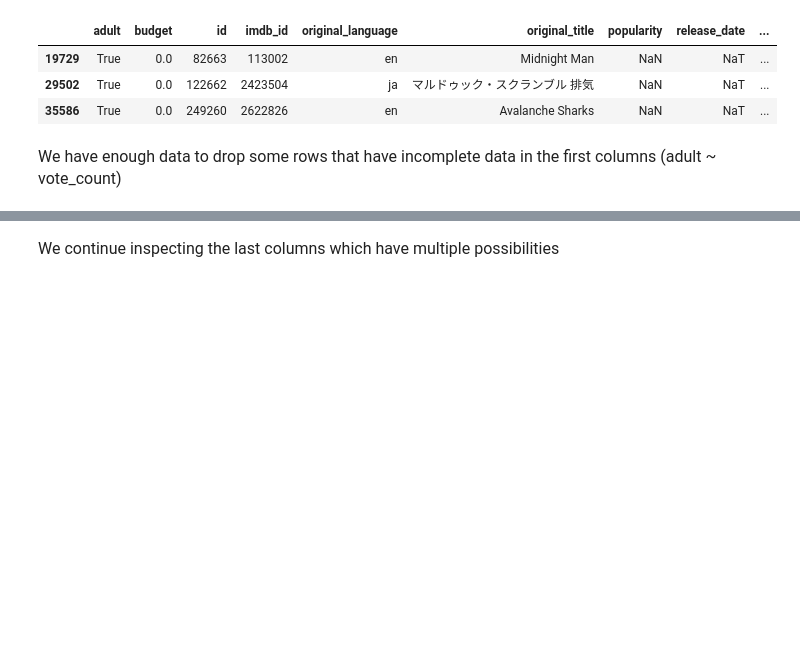
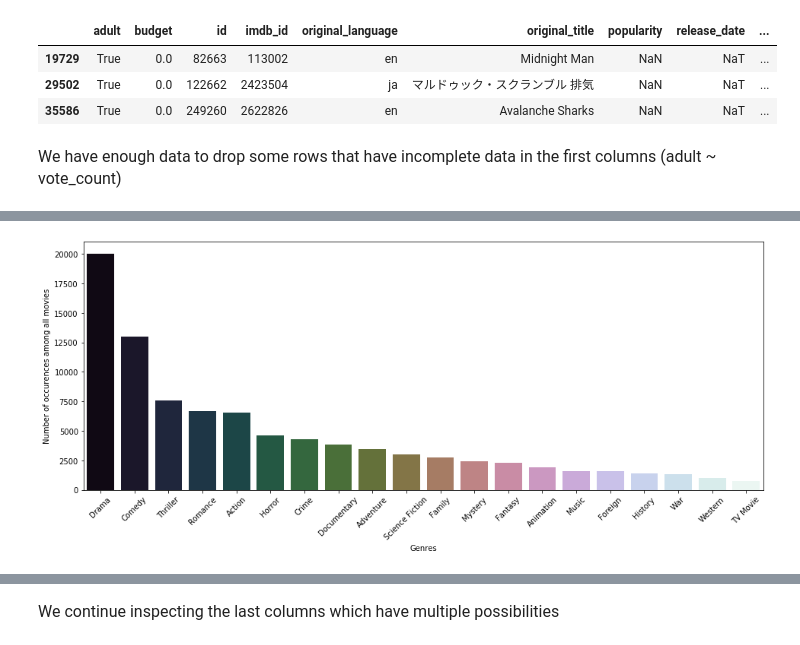
Before and after one commit to wvmrtn/data-science-in-practice, a Jupyter notebook: Project/eda.ipynb, the cells around one changed output, grey strips where cells are left out. Saved outputs shown, nothing was run; the diff lists cells and outputs as text; code cells hidden in the pictures; blank space fills up the shorter version.

```diff
--- a/Project/eda.ipynb
+++ b/Project/eda.ipynb
@@ -170,0 +148,6 @@ We went from over 100 columns to 27
+# %%
+# count number of possibilities of status
+print(movies['status'].value_counts())
+# Rumored, post production, in production and planned movies can be removed as they only
+# represent a small fraction of all movies. We keep only released
+movies = movies[movies['status'] == 'Released']
@@ -170,0 +164,3 @@ We went from over 100 columns to 27
+# %%
+# we drop status column
+movies = movies.drop(columns = 'status')
@@ -170,0 +169,4 @@ We went from over 100 columns to 27
+# %%
+# we can drop the id of genres and re-econde later
+genres_id = movies.filter(regex = 'genres_id_.*')
+movies = movies.drop(columns = genres_id.columns)
@@ -170,0 +187,7 @@ We went from over 100 columns to 27
+# %%
+# we identify all possible values for genres
+genres_name = movies.filter(regex = 'genres_name_.*')
+genres_name_stacked = genres_name.stack().reset_index(drop = True)
+genres_name_unique = genres_name_stacked.drop_duplicates().reset_index(drop = True)
+display(pd.DataFrame(genres_name_unique).T)
+print('There are {} different genres'.format(len(genres_name_unique)))
@@ -170,0 +219,9 @@ We went from over 100 columns to 27
+# %%
+fig, ax = plt.subplots(figsize = (16, 6))
+genres_palette = sns.color_palette('cubehelix', len(genres_name_unique))
+g = sns.countplot(genres_name_stacked, ax = ax, order = genres_name_stacked.value_counts().index,
+                 palette = genres_palette)
+ax.set(xlabel = 'Genres', ylabel = 'Number of occurences among all movies')
+_ = plt.xticks(rotation = 45)
+# %% [output]
+[figure, added]
```
Also changed, not shown: parts of 59 cells of this notebook, 2 other files.
